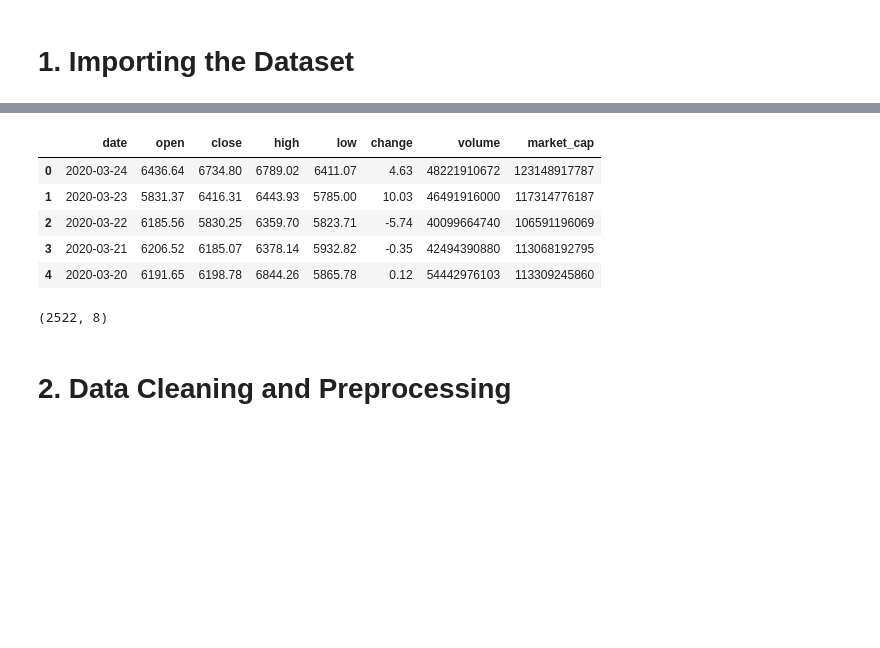
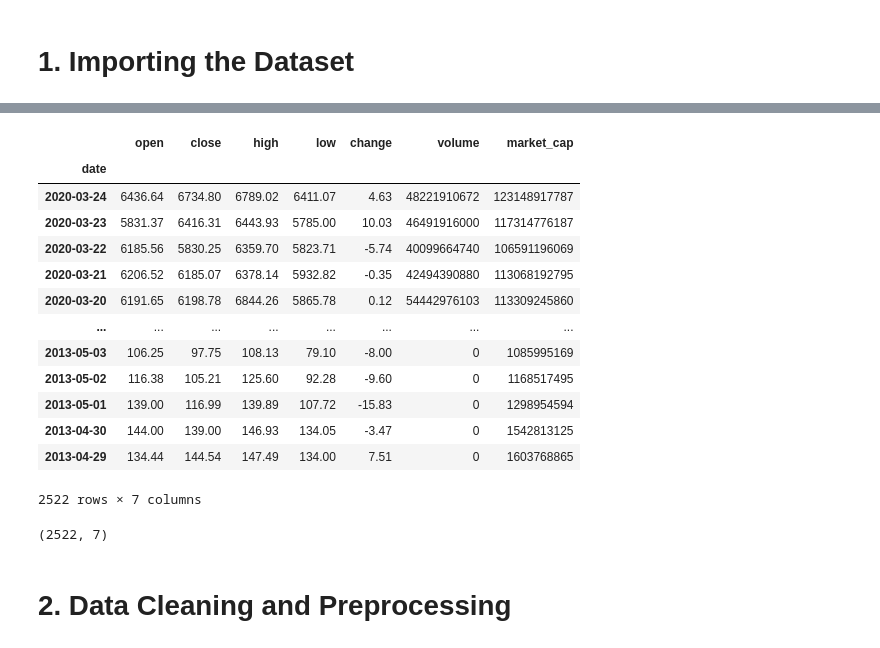
Before and after one commit to osemrt/Predict-BTC-Price-Movement, a Jupyter notebook: models/sentiment-lstm/01_prepare_dataset.ipynb, the cells around one changed output, grey strips where cells are left out. Saved outputs shown, nothing was run; the diff lists cells and outputs as text; code cells hidden in the pictures; blank space fills up the shorter version.

Commit message:
🔨 Refactor the model dataset

```diff
--- a/models/sentiment-lstm/01_prepare_dataset.ipynb
+++ b/models/sentiment-lstm/01_prepare_dataset.ipynb
@@ -6,5 +9,5 @@ import numpy as np
 # %%
 dataset_path = '../../dataset/'
 # %%
-df_news = pd.read_csv(dataset_path + '/news/news [only_date].csv')
-df_price = pd.read_csv(dataset_path + '/price/btc_usd_daily.csv')
+df_news = pd.read_csv(dataset_path + '/news/cointelegraph.com [only_btc] [no_time].csv', index_col='date', parse_dates=True)
+df_price = pd.read_csv(dataset_path + '/price/btc_usd_daily.csv', index_col='date', parse_dates=True)
@@ -24,15 +37,23 @@ df_news.shape
 # %%
-df_price.head()
+df_price
 # %% [output]
-|  | date | open | close | high | low | change | volume | market_cap |
-| 0 | 2020-03-24 | 6436.64 | 6734.80 | 6789.02 | 6411.07 | 4.63 | 48221910672 | 123148917787 |
-| 1 | 2020-03-23 | 5831.37 | 6416.31 | 6443.93 | 5785.00 | 10.03 | 46491916000 | 117314776187 |
-| 2 | 2020-03-22 | 6185.56 | 5830.25 | 6359.70 | 5823.71 | -5.74 | 40099664740 | 106591196069 |
-| 3 | 2020-03-21 | 6206.52 | 6185.07 | 6378.14 | 5932.82 | -0.35 | 42494390880 | 113068192795 |
-| 4 | 2020-03-20 | 6191.65 | 6198.78 | 6844.26 | 5865.78 | 0.12 | 54442976103 | 113309245860 |
+|  | open | close | high | low | change | volume | market_cap |
+| date |  |  |  |  |  |  |  |
+| 2020-03-24 | 6436.64 | 6734.80 | 6789.02 | 6411.07 | 4.63 | 48221910672 | 123148917787 |
+| 2020-03-23 | 5831.37 | 6416.31 | 6443.93 | 5785.00 | 10.03 | 46491916000 | 117314776187 |
+| 2020-03-22 | 6185.56 | 5830.25 | 6359.70 | 5823.71 | -5.74 | 40099664740 | 106591196069 |
+| 2020-03-21 | 6206.52 | 6185.07 | 6378.14 | 5932.82 | -0.35 | 42494390880 | 113068192795 |
+| 2020-03-20 | 6191.65 | 6198.78 | 6844.26 | 5865.78 | 0.12 | 54442976103 | 113309245860 |
+| ... | ... | ... | ... | ... | ... | ... | ... |
+| 2013-05-03 | 106.25 | 97.75 | 108.13 | 79.10 | -8.00 | 0 | 1085995169 |
+| 2013-05-02 | 116.38 | 105.21 | 125.60 | 92.28 | -9.60 | 0 | 1168517495 |
+| 2013-05-01 | 139.00 | 116.99 | 139.89 | 107.72 | -15.83 | 0 | 1298954594 |
+| 2013-04-30 | 144.00 | 139.00 | 146.93 | 134.05 | -3.47 | 0 | 1542813125 |
+| 2013-04-29 | 134.44 | 144.54 | 147.49 | 134.00 | 7.51 | 0 | 1603768865 |
+2522 rows × 7 columns
 # %%
 df_price.shape
 # %% [output]
-(2522, 8)
+(2522, 7)
 # %% [markdown]
 # 2. Data Cleaning and Preprocessing
```
Also changed, not shown: parts of 49 cells of this notebook, 5 other files.
